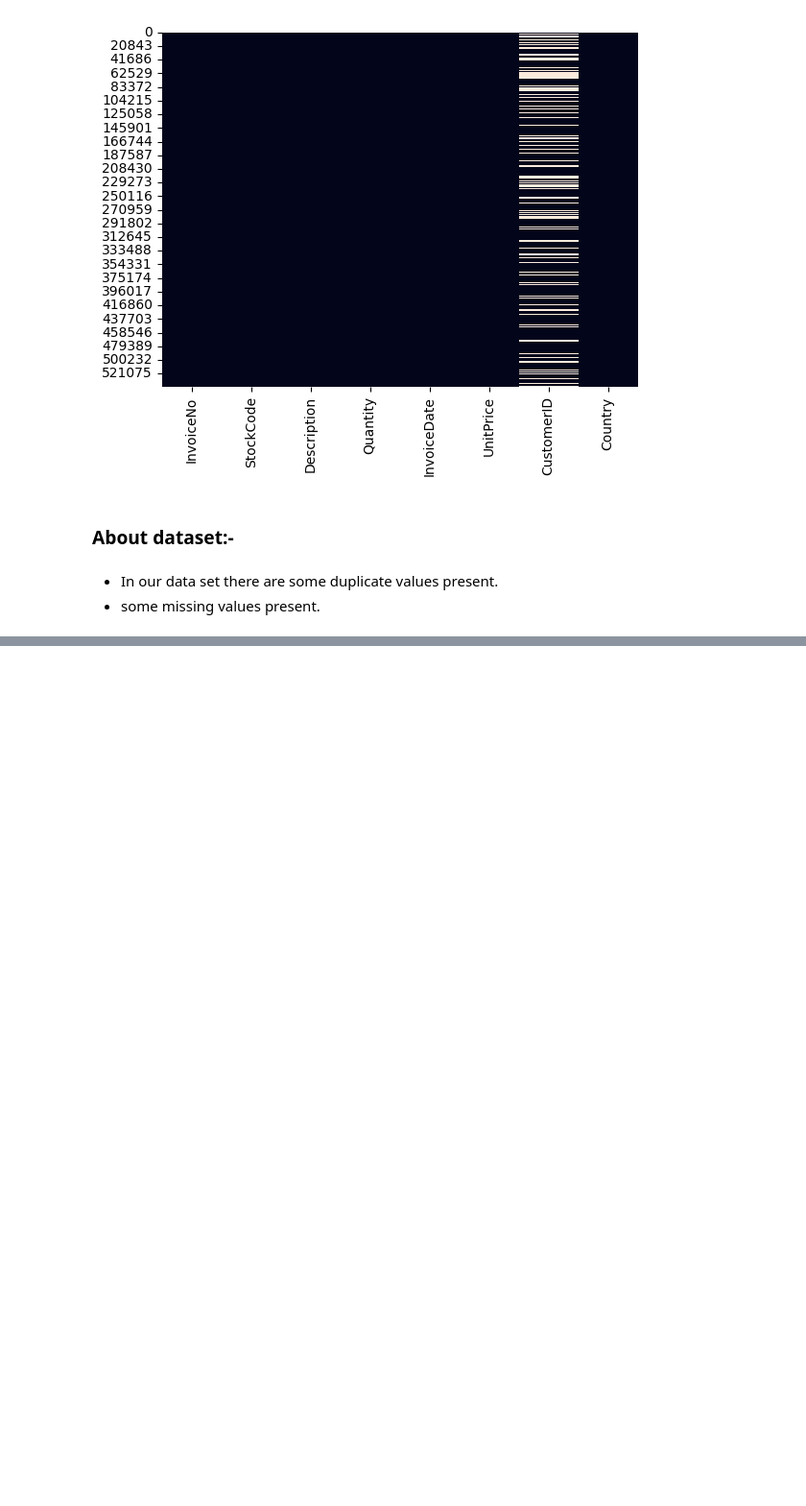
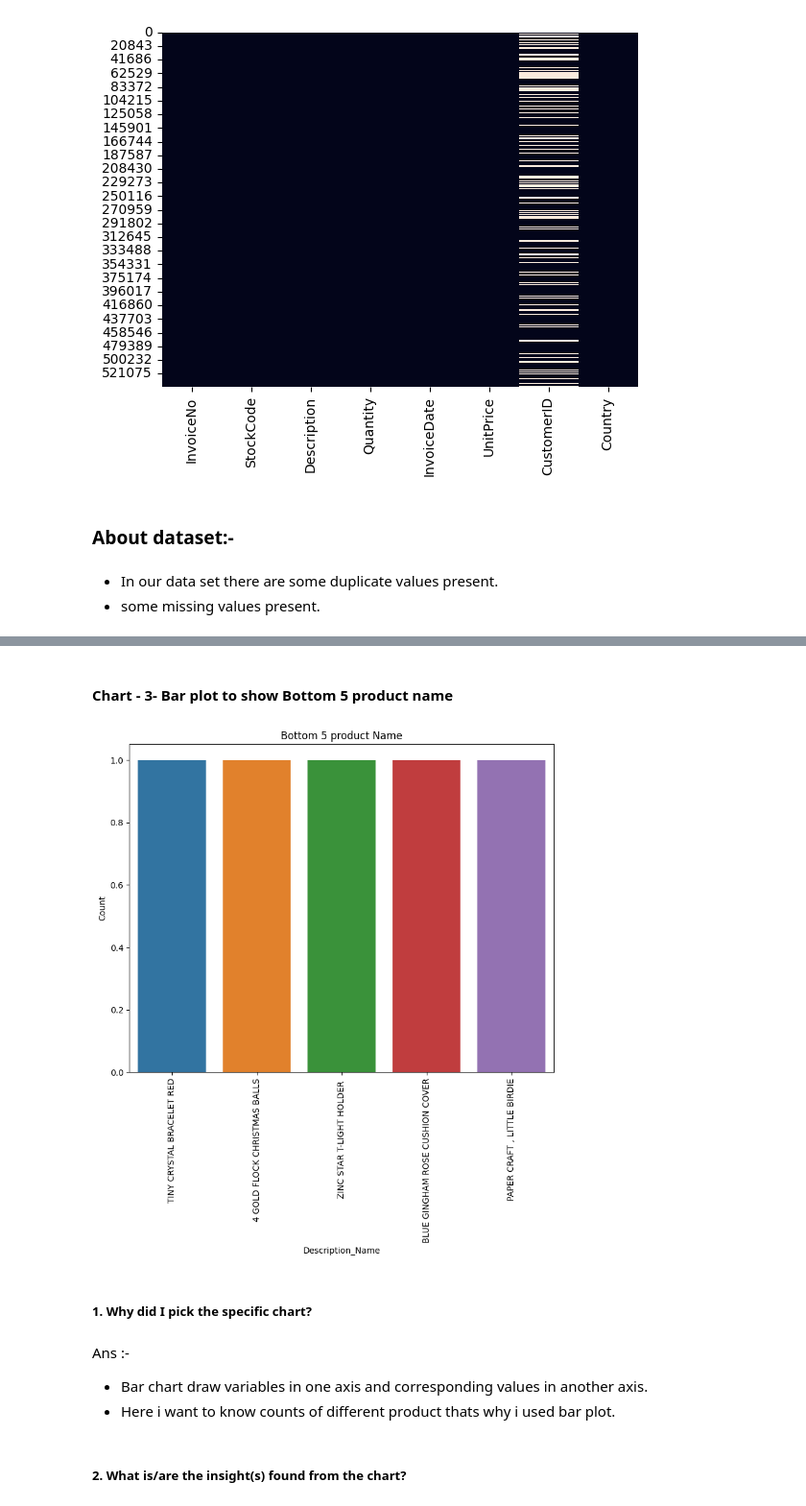
Before and after one commit to ImtiyazAnsari1223/Online_Retail_Customer_Segmentation_Unsupervised, a Jupyter notebook: Retail_Customer_Segmentation_Unsupervised.ipynb, the cells around one changed output, grey strips where cells are left out. Shown at 96% size. Cells and saved outputs as stored; diff of their text form; code cells hidden in the pictures; blank space fills up the shorter version.

```diff
--- a/Retail_Customer_Segmentation_Unsupervised.ipynb
+++ b/Retail_Customer_Segmentation_Unsupervised.ipynb
@@ -180,0 +406,18 @@ sns.heatmap(df.isnull(), cbar=False)
+# %% [markdown]
+#### Chart - 3- **Bar plot to show Bottom 5 product name**
+# %%
+plt.figure(figsize=(9,7))
+plt.title('Bottom 5 product Name')
+sns.barplot(x='Description_Name',y='Count',data=Description_df[-5:])
+plt.xticks(rotation=90)
+plt.show()
+# %% [output]
+[figure, added]
+# %% [markdown]
+##### 1. Why did I pick the specific chart?
+# %% [markdown]
+Ans :-
+* Bar chart draw variables in one axis and corresponding values in another axis.
+* Here i want to know counts of different product thats why i used bar plot.
+# %% [markdown]
+##### 2. What is/are the insight(s) found from the chart?
```
Also changed, not shown: parts of 98 cells of this notebook.
